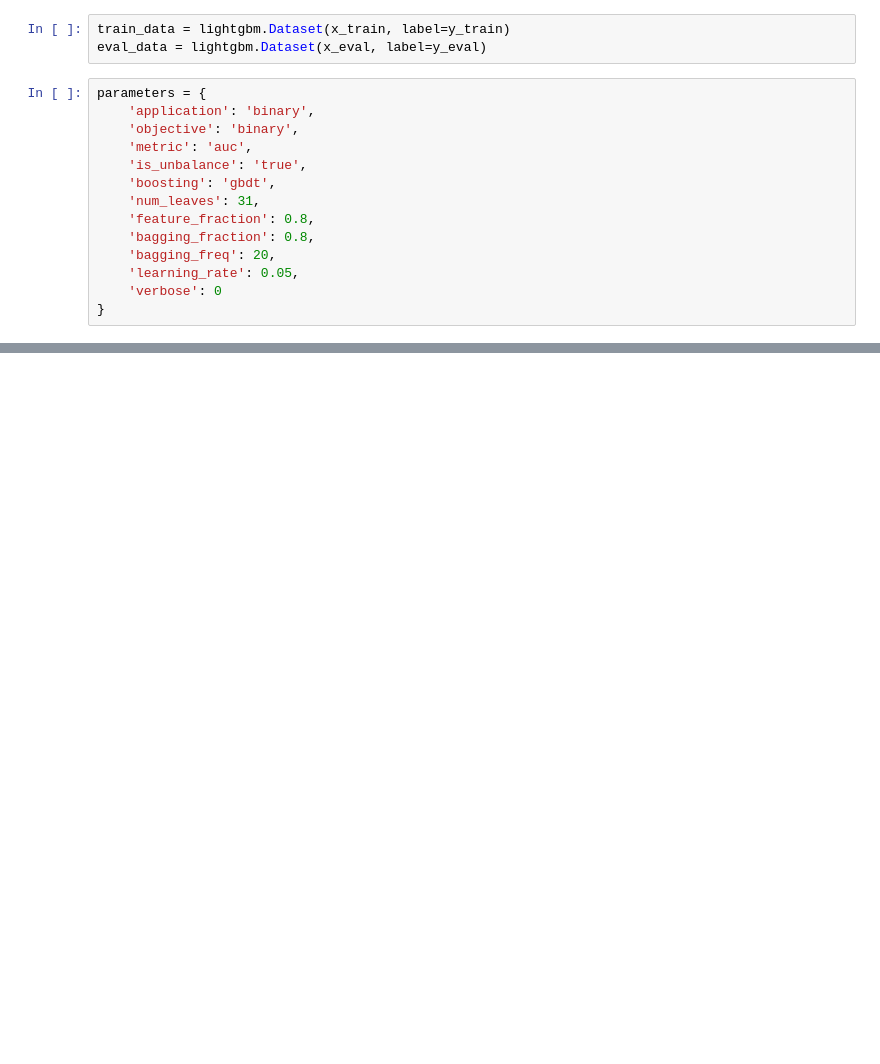
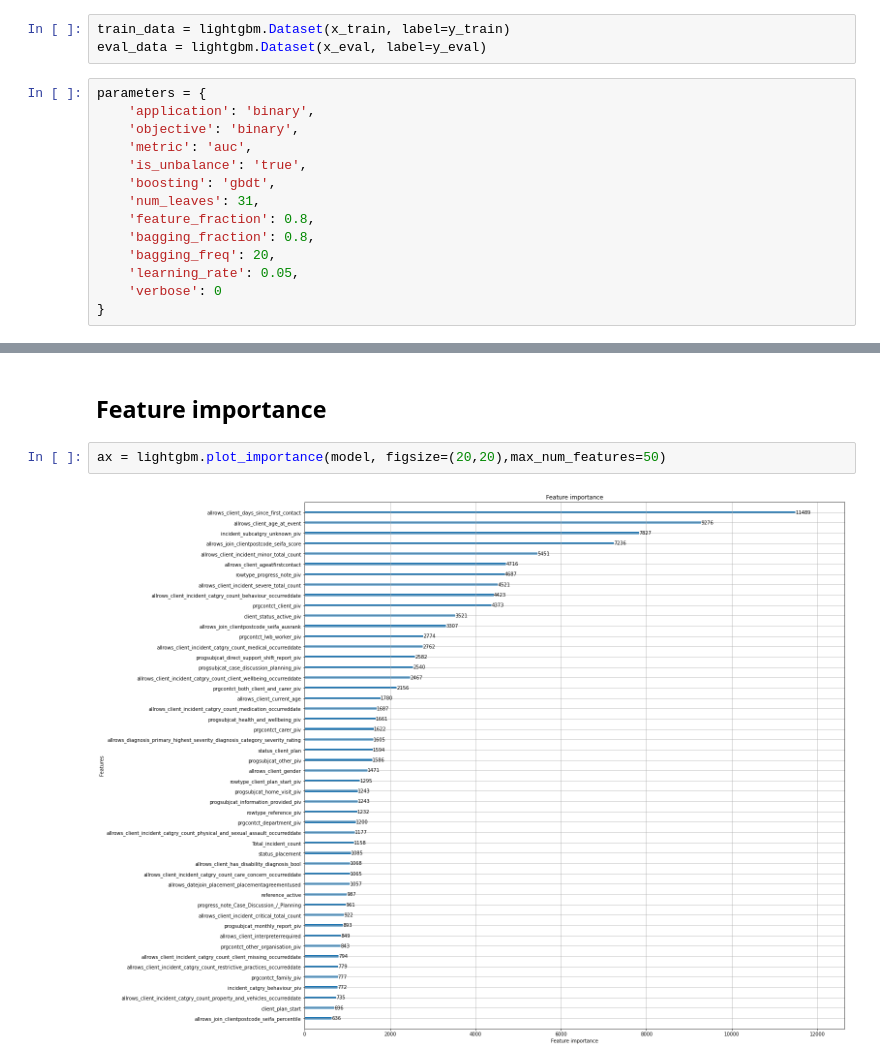
Before and after one commit to Troy-Cao/LWB-Risk-Cient-Detection, a Jupyter notebook: Chenqin/lightGBMFinal.ipynb, the cells around one changed output, grey strips where cells are left out. Drawn from its saved outputs; the diff is of its cells as text; blank space fills up the shorter version.

```diff
--- a/Chenqin/lightGBMFinal.ipynb
+++ b/Chenqin/lightGBMFinal.ipynb
@@ -105,0 +141,6 @@ f1_score(y_eval,y_hat)
+# %% [markdown]
+## Feature importance
+# %%
+ax = lightgbm.plot_importance(model, figsize=(20,20),max_num_features=50)
+# %% [output]
+[figure, added]
```
Also changed, not shown: parts of 18 cells of this notebook, 5 other files.
